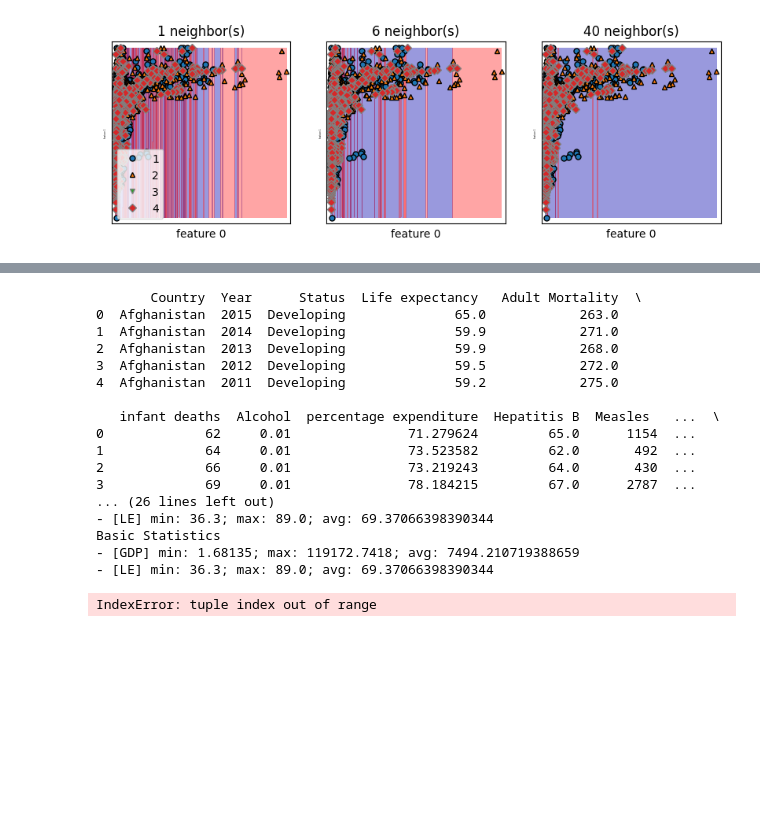
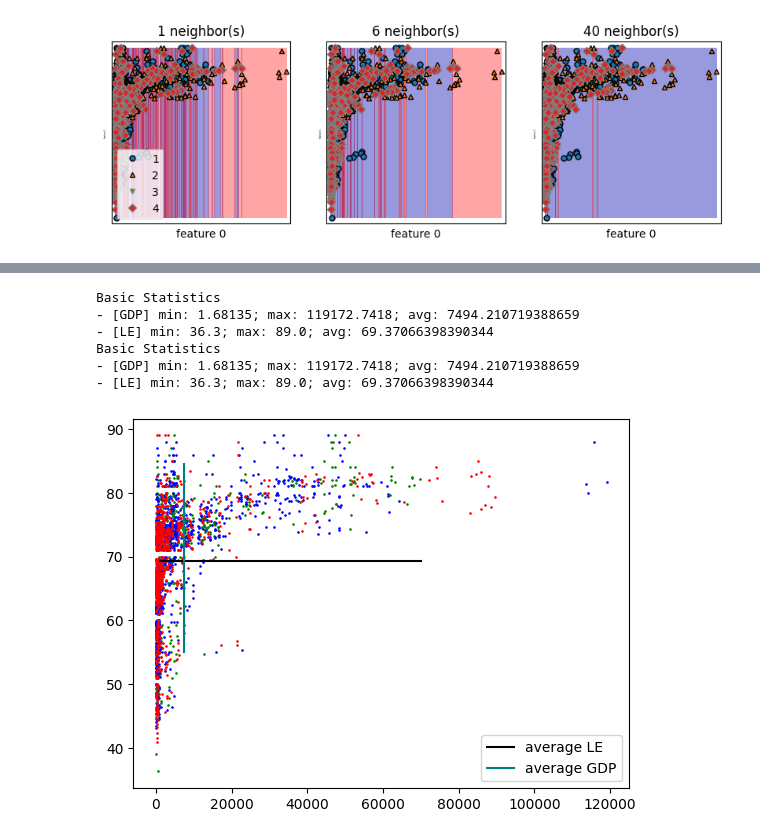
Before and after one commit to DolevArtzi/algsforbigdata, a Jupyter notebook: regression_testing.ipynb, the cells around one changed output, grey strips where cells are left out. Saved outputs shown, nothing was run; the diff lists cells and outputs as text; code cells hidden in the pictures; blank space fills up the shorter version.

```diff
--- a/regression_testing.ipynb
+++ b/regression_testing.ipynb
@@ -253,36 +234,26 @@ worst 1087
 # %%
 from plot import Plot
 p = Plot()
+
 
 # cat1 = [i for i in range(len(gdps)) if gdps[i] < avg_gdp and les[i] < avg_le]
 # cat2 = [i for i in range(len(gdps)) if gdps[i] < avg_gdp and les[i] >= avg_le]
 # cat3 = [i for i in range(len(gdps)) if gdps[i] >= avg_gdp and les[i] < avg_le]
 # cat4 = [i for i in range(len(gdps)) if gdps[i] >= avg_gdp and les[i] >= avg_le]
 m4 = lambda t: t[0] < p.avgs[0] and t[1] < p.avgs[1]
 m3 = lambda t: t[0] < p.avgs[0] and t[1] >= p.avgs[1]
 m2 = lambda t: t[0] >= p.avgs[0] and t[1] < p.avgs[1]
 m1 = lambda t: t[0] >= p.avgs[0] and t[1] >= p.avgs[1]
 members = [m1,m2,m3,m4]
-cat_info = {'best':m1,'good gdp':m2,'good le':m3,'worst':m4}
+cat_info = {'0':m1,'1':m2,'2':m3,'3':m4}
 p.clustering('GDP','Life expectancy ',cat_info=cat_info)
 #     def clustering(self,x_name,y_name,cat_info,plot=1):
 # %% [output]
-       Country  Year      Status  Life expectancy   Adult Mortality  \
-0  Afghanistan  2015  Developing              65.0            263.0
-1  Afghanistan  2014  Developing              59.9            271.0
-2  Afghanistan  2013  Developing              59.9            268.0
-3  Afghanistan  2012  Developing              59.5            272.0
-4  Afghanistan  2011  Developing              59.2            275.0
-
-   infant deaths  Alcohol  percentage expenditure  Hepatitis B  Measles   ...  \
-0             62     0.01               71.279624         65.0      1154  ...
-1             64     0.01               73.523582         62.0       492  ...
-2             66     0.01               73.219243         64.0       430  ...
-3             69     0.01               78.184215         67.0      2787  ...
-... (26 lines left out)
+Basic Statistics
+- [GDP] min: 1.68135; max: 119172.7418; avg: 7494.210719388659
 - [LE] min: 36.3; max: 89.0; avg: 69.37066398390344
 Basic Statistics
 - [GDP] min: 1.68135; max: 119172.7418; avg: 7494.210719388659
 - [LE] min: 36.3; max: 89.0; avg: 69.37066398390344
-IndexError: tuple index out of range
+[figure, added]
 # %%
```
Also changed, not shown: parts of 6 cells of this notebook, 1 other file.
